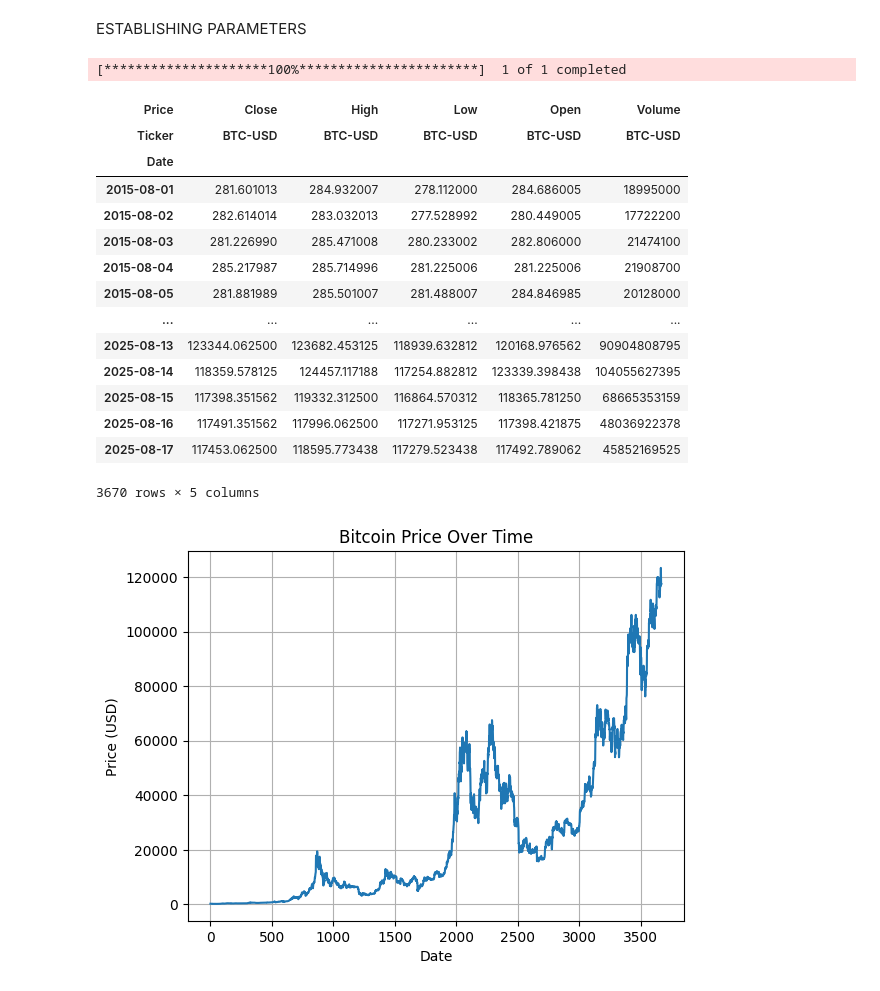
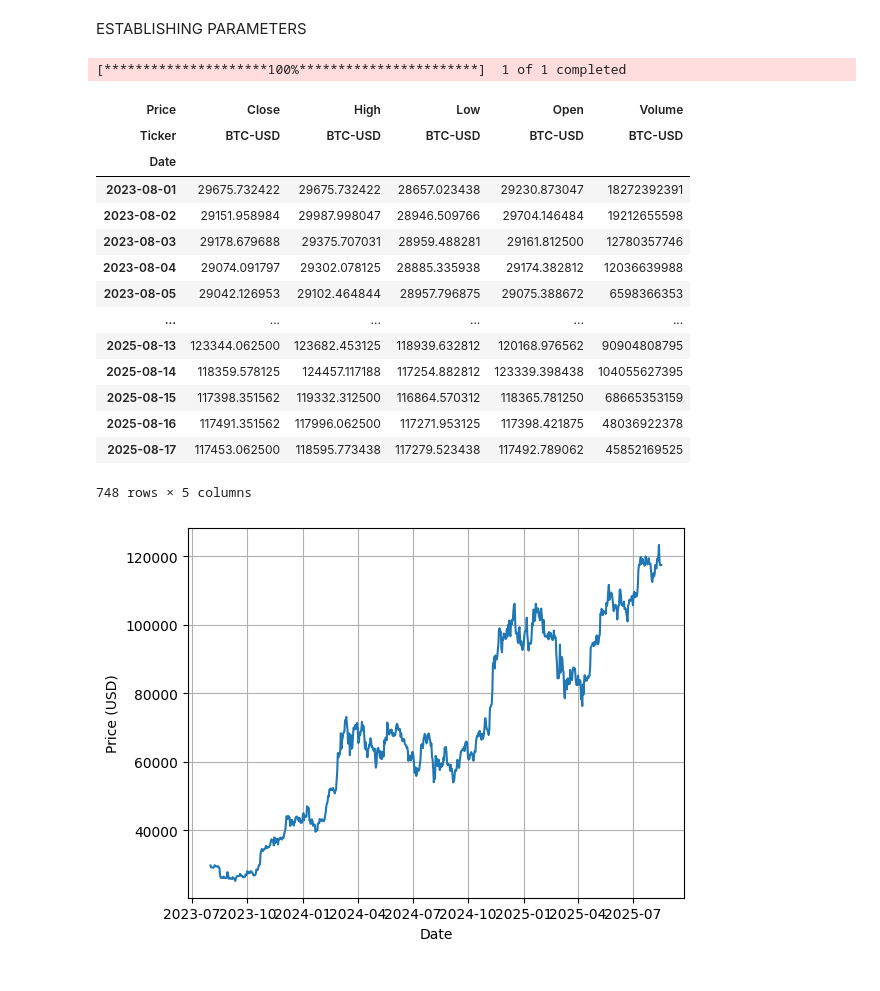
Before and after one commit to RyleyBosman/Projects, a Jupyter notebook: Crypto_Forecast_Project/Crypto_Forecast.ipynb, the cells around one changed output. Saved outputs shown, nothing was run; the diff lists cells and outputs as text; code cells hidden in the pictures.

```diff
--- a/Crypto_Forecast_Project/Crypto_Forecast.ipynb
+++ b/Crypto_Forecast_Project/Crypto_Forecast.ipynb
@@ -15,29 +15,29 @@ ESTABLISHING PARAMETERS
 # Define the cryptocurrency and date range for data retrieval using yfinance
 crypto = 'BTC-USD'
 #Setting a 10 year window, chosen arbitrarily
-start_date = '2015-08-01'
+start_date = '2023-08-01'
 #end date is set to the current date
 end_date = dt.datetime.now().strftime('%Y-%m-%d')
 # %%
 #Downloading daily Bitcoin pricing data from Yahoo Finance
 BTC_pricing = yf.download(crypto, start=start_date, end=end_date, interval='1d')
-BTC_pricing.copy()
+
 BTC_pricing
 # %% [output]
 [*********************100%***********************]  1 of 1 completed
 | Price | Close | High | Low | Open | Volume |
 | Ticker | BTC-USD | BTC-USD | BTC-USD | BTC-USD | BTC-USD |
 | Date |  |  |  |  |  |
-| 2015-08-01 | 281.601013 | 284.932007 | 278.112000 | 284.686005 | 18995000 |
-| 2015-08-02 | 282.614014 | 283.032013 | 277.528992 | 280.449005 | 17722200 |
-| 2015-08-03 | 281.226990 | 285.471008 | 280.233002 | 282.806000 | 21474100 |
-| 2015-08-04 | 285.217987 | 285.714996 | 281.225006 | 281.225006 | 21908700 |
-| 2015-08-05 | 281.881989 | 285.501007 | 281.488007 | 284.846985 | 20128000 |
+| 2023-08-01 | 29675.732422 | 29675.732422 | 28657.023438 | 29230.873047 | 18272392391 |
+| 2023-08-02 | 29151.958984 | 29987.998047 | 28946.509766 | 29704.146484 | 19212655598 |
+| 2023-08-03 | 29178.679688 | 29375.707031 | 28959.488281 | 29161.812500 | 12780357746 |
+| 2023-08-04 | 29074.091797 | 29302.078125 | 28885.335938 | 29174.382812 | 12036639988 |
+| 2023-08-05 | 29042.126953 | 29102.464844 | 28957.796875 | 29075.388672 | 6598366353 |
 | ... | ... | ... | ... | ... | ... |
 | 2025-08-13 | 123344.062500 | 123682.453125 | 118939.632812 | 120168.976562 | 90904808795 |
 | 2025-08-14 | 118359.578125 | 124457.117188 | 117254.882812 | 123339.398438 | 104055627395 |
 | 2025-08-15 | 117398.351562 | 119332.312500 | 116864.570312 | 118365.781250 | 68665353159 |
 | 2025-08-16 | 117491.351562 | 117996.062500 | 117271.953125 | 117398.421875 | 48036922378 |
 | 2025-08-17 | 117453.062500 | 118595.773438 | 117279.523438 | 117492.789062 | 45852169525 |
-3670 rows × 5 columns
+748 rows × 5 columns
 # %%
@@ -48,10 +48,9 @@ BTC_pricing = BTC_pricing[['Date',  'Close']].copy()
 BTC_pricing['Date'] = pd.to_datetime(BTC_pricing['Date'])
 # %%
 #visualizing the Bitcoin pricing data for last 10 years
-plt.plot(BTC_pricing.index, BTC_pricing['Close'])
-plt.title('Bitcoin Price Over Time')
+plt.plot(BTC_pricing['Date'],BTC_pricing['Close'])
 plt.xlabel('Date')
 plt.ylabel('Price (USD)')
 plt.grid()
 # %% [output]
-[figure, old version]
+[figure, new version]
```
Also changed, not shown: parts of 13 cells of this notebook.
